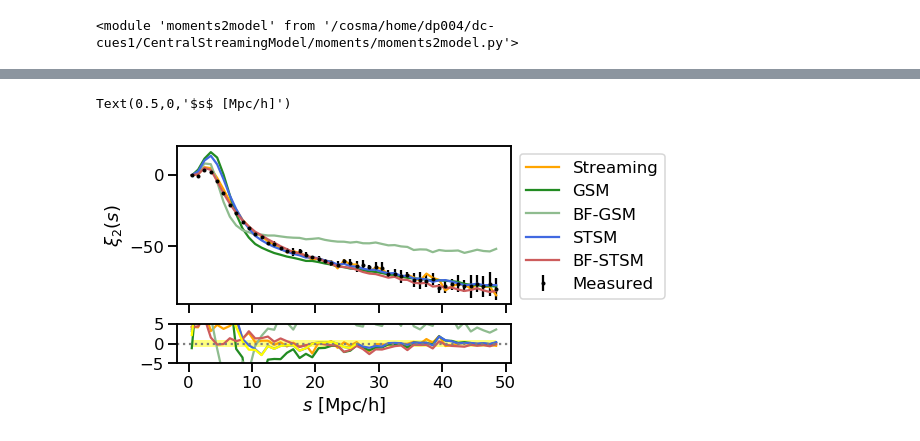
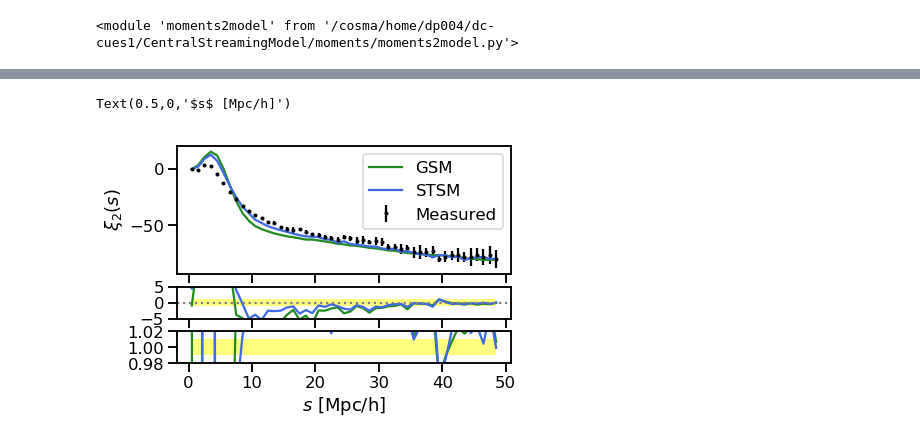
Before and after one commit to florpi/CentralStreamingModel, a Jupyter notebook: moments/comparison_halos.ipynb, the cells around one changed output, grey strips where cells are left out. Drawn from its saved outputs; the diff is of its cells as text; code cells hidden in the pictures.

```diff
--- a/moments/comparison_halos.ipynb
+++ b/moments/comparison_halos.ipynb
@@ -228,59 +126,58 @@ Text(0.5,0,'$s$ [Mpc/h]')
 # %%
-fig, (ax1, ax2) = plt.subplots(nrows=2,sharex = True, squeeze = True,
-                          gridspec_kw = {'height_ratios':[4,1]})
+fig, (ax1, ax2,ax3) = plt.subplots(nrows=3,sharex = True, squeeze = True,
+                          gridspec_kw = {'height_ratios':[4,1,1]})
+
 
 ax1.errorbar(rm.s_c, rm.s_c * rm.s_c * rm.quad.mean,
             yerr =  rm.s_c * rm.s_c * rm.quad.std,
             color = 'black', linestyle='',
              label = 'Measured', marker='o',
              markersize=3)
 
-ax1.plot(measured.s_c, measured.s_c * measured.s_c * measured.quad,
-         color = 'orange', label='Streaming')
+
 
 ax1.plot(gaussian.s_c, gaussian.s_c * gaussian.s_c * gaussian.quad,
          color = gaussian.color, label='GSM')
 
-ax1.plot(gaussian.s_c, gaussian.s_c * gaussian.s_c * bf_gaussian.quad,
-         color = bf_gaussian.color, label='BF-GSM')
+
 
 ax1.plot(st.s_c, st.s_c * st.s_c * st.quad,
-         color = st.color, label='STSM')
+         color = st.color, label='STSM')#, linestyle='dashed')
 
-ax1.plot(st.s_c, st.s_c * st.s_c * bf_st.quad,
-         color = bf_st.color, label='BF-STSM')
+
 
 ax1.legend(bbox_to_anchor = (1,1))
 ax1.set_ylabel(r'$\xi_2(s)$')
-
-
-ax2.plot(gaussian.s_c, (measured.quad - rm.quad.mean)/rm.quad.std,
-        color = 'orange')
 
 ax2.plot(gaussian.s_c, (gaussian.quad - rm.quad.mean)/rm.quad.std,
         color = gaussian.color )
 
 
-ax2.plot(gaussian.s_c, (bf_gaussian.quad - rm.quad.mean)/rm.quad.std,
-        color = bf_gaussian.color )
+
 
 ax2.plot(st.s_c, (st.quad - rm.quad.mean)/rm.quad.std,
         color = st.color )
-ax2.plot(st.s_c, (bf_st.quad - rm.quad.mean)/rm.quad.std,
-        color = bf_st.color )
-ax2.plot(st.s_c, (pearson.quad - rm.quad.mean)/rm.quad.std,
-        color = pearson.color )
 
 
-ax2.fill_between(st.s_c,-1., 1., facecolor = 'yellow', alpha = 0.5)
-ax2.axhline(y = 0., color='gray', linestyle='dotted')
-
-ax2.set_ylim(-5.,5)
-ax1.set_ylim(-90,20)
+ax3.plot(gaussian.s_c, gaussian.quad/ rm.quad.mean,
+        color = gaussian.color)
 
 
-ax2.set_xlabel(r'$s$ [Mpc/h]')
+
+ax3.plot(st.s_c, st.quad/ rm.quad.mean,
+        color = st.color)
+
+
+ax2.axhline(y = 0., color='gray', linestyle='dotted')
+ax2.fill_between(st.s_c,-1., 1., facecolor = 'yellow', alpha = 0.5)
+ax2.set_ylim(-5.,5)
+
+ax3.fill_between(gaussian.s_c,0.99, 1.01, facecolor = 'yellow', alpha = 0.5)
+ax3.set_ylim(0.98,1.02)
+
+
+ax3.set_xlabel(r'$s$ [Mpc/h]')
 # %% [output]
 Text(0.5,0,'$s$ [Mpc/h]')
-[figure, old version]
+[figure, new version]
 # %%
```
Also changed, not shown: parts of 24 cells of this notebook, 4 other files.
